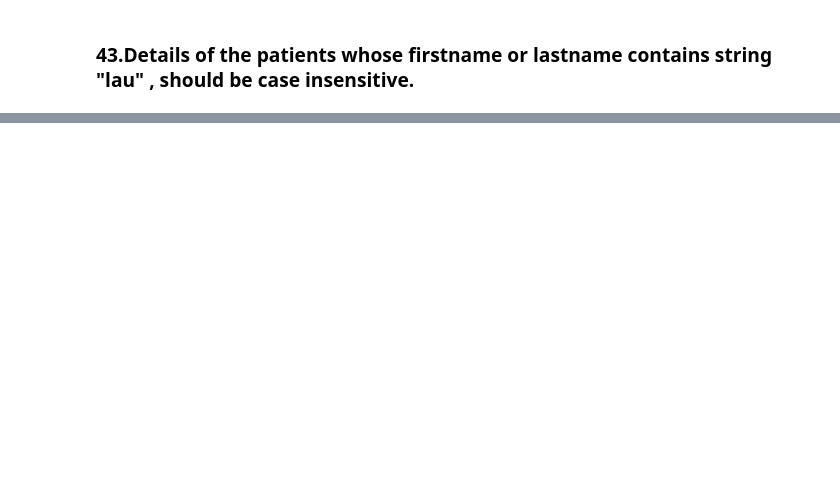
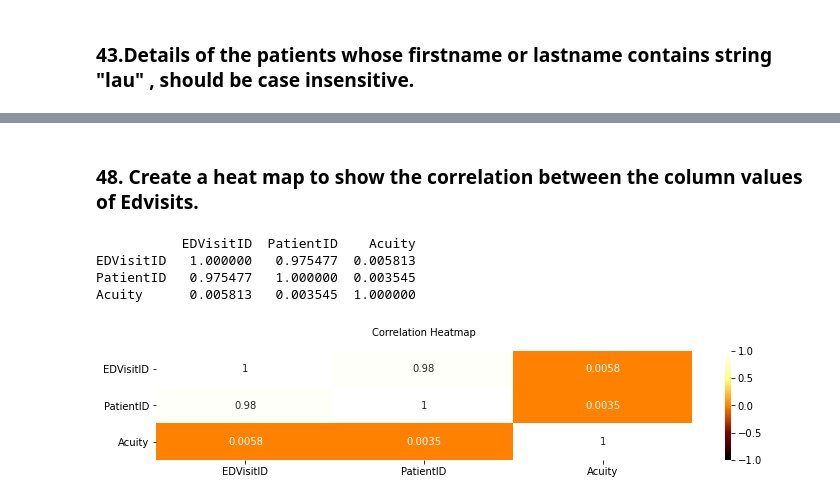
Before and after one commit to Akki13december/Ninja_Vars, a Jupyter notebook: Ninja_vars.ipynb, the cells around one changed output, grey strips where cells are left out. Drawn from its saved outputs; the diff is of its cells as text; code cells hidden in the pictures; blank space fills up the shorter version.

```diff
--- a/Ninja_vars.ipynb
+++ b/Ninja_vars.ipynb
@@ -131,0 +226,20 @@ KeyError: "['Mortality'] not in index"
+# %% [markdown]
+### 48. Create a heat map to show the correlation between the column values of Edvisits.
+# %%
+#checking correlation
+corr=df_EDV.corr()
+print(corr)
+# %% [output]
+           EDVisitID  PatientID    Acuity
+EDVisitID   1.000000   0.975477  0.005813
+PatientID   0.975477   1.000000  0.003545
+Acuity      0.005813   0.003545  1.000000
+# %%
+# Create a correlation heatmap
+plt.figure(figsize=(12,2))
+heatmap = sns.heatmap(df_EDV.corr(), vmin=-1, vmax=1, annot=True, cmap="afmhot")
+heatmap.set_title('Correlation Heatmap', fontdict={'fontsize':10}, pad=15)
+
+plt.show()
+# %% [output]
+[figure, added]
```
Also changed, not shown: parts of 38 cells of this notebook.
